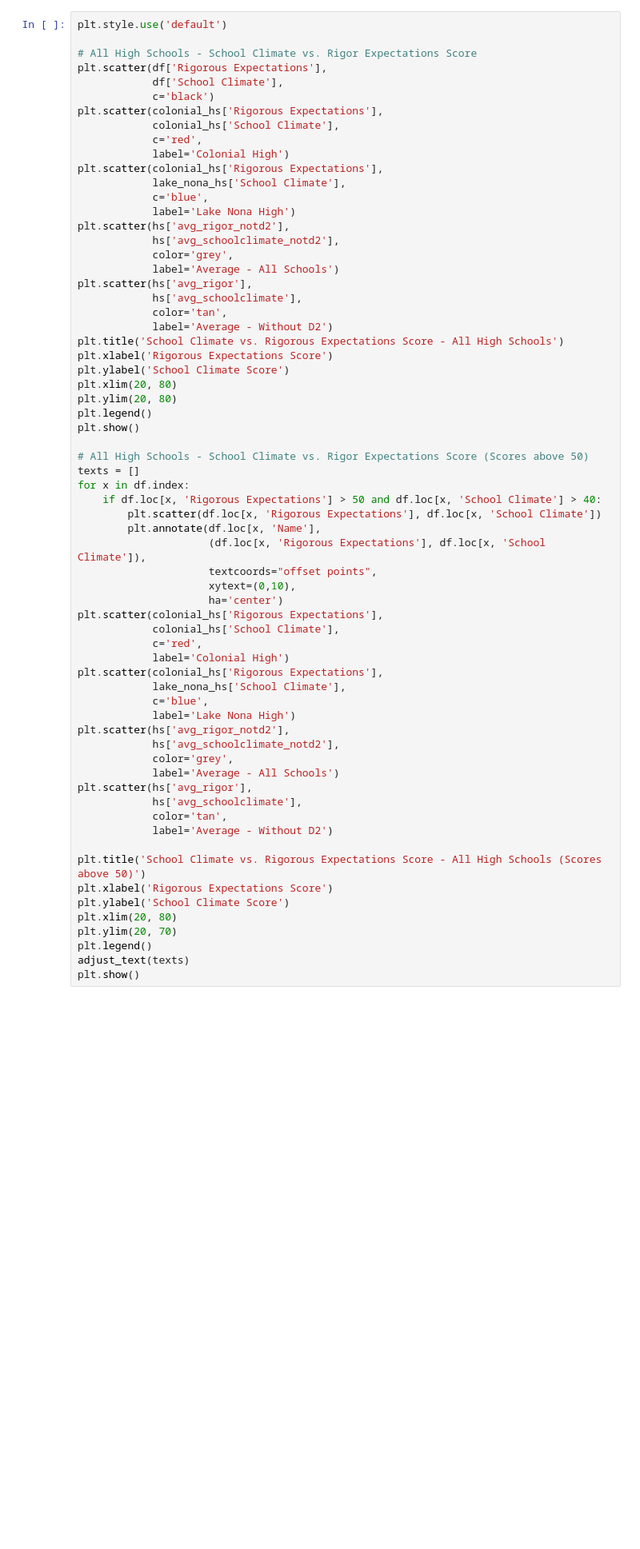
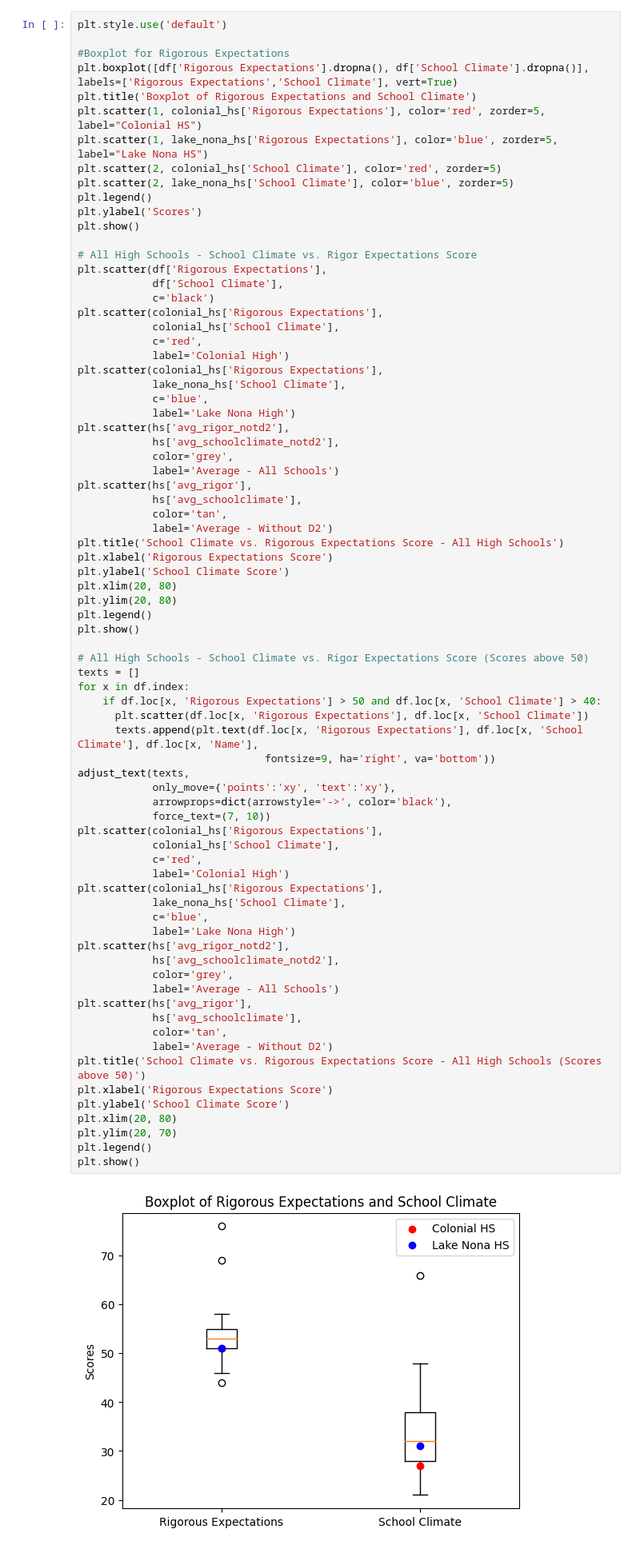
Before and after one commit to cruzdariel/ocps_2024survey, a Jupyter notebook: DataAnalysis.ipynb, the cells around one changed output. Shown: that part at 80% size. Saved outputs shown, nothing was run; the diff lists cells and outputs as text; blank space fills up the shorter version.

```diff
--- a/DataAnalysis.ipynb
+++ b/DataAnalysis.ipynb
@@ -159,6 +159,17 @@ df.describe()
 | max | NaN | 76.00000 | 66.000000 | 81.000000 | 54.000000 | ... |
 # %%
 plt.style.use('default')
+
+#Boxplot for Rigorous Expectations
+plt.boxplot([df['Rigorous Expectations'].dropna(), df['School Climate'].dropna()], labels=['Rigorous Expectations','School Climate'], vert=True)
+plt.title('Boxplot of Rigorous Expectations and School Climate')
+plt.scatter(1, colonial_hs['Rigorous Expectations'], color='red', zorder=5, label="Colonial HS")
+plt.scatter(1, lake_nona_hs['Rigorous Expectations'], color='blue', zorder=5, label="Lake Nona HS")
+plt.scatter(2, colonial_hs['School Climate'], color='red', zorder=5)
+plt.scatter(2, lake_nona_hs['School Climate'], color='blue', zorder=5)
+plt.legend()
+plt.ylabel('Scores')
+plt.show()
 
 # All High Schools - School Climate vs. Rigor Expectations Score
 plt.scatter(df['Rigorous Expectations'],
@@ -188,38 +199,39 @@ plt.ylim(20, 80)
 plt.legend()
 plt.show()
 
 # All High Schools - School Climate vs. Rigor Expectations Score (Scores above 50)
 texts = []
 for x in df.index:
     if df.loc[x, 'Rigorous Expectations'] > 50 and df.loc[x, 'School Climate'] > 40:
-        plt.scatter(df.loc[x, 'Rigorous Expectations'], df.loc[x, 'School Climate'])
-        plt.annotate(df.loc[x, 'Name'],
-                     (df.loc[x, 'Rigorous Expectations'], df.loc[x, 'School Climate']),
-                     textcoords="offset points",
-                     xytext=(0,10),
-                     ha='center')
+      plt.scatter(df.loc[x, 'Rigorous Expectations'], df.loc[x, 'School Climate'])
+      texts.append(plt.text(df.loc[x, 'Rigorous Expectations'], df.loc[x, 'School Climate'], df.loc[x, 'Name'],
+                              fontsize=9, ha='right', va='bottom'))
+adjust_text(texts,
+            only_move={'points':'xy', 'text':'xy'},
+            arrowprops=dict(arrowstyle='->', color='black'),
+            force_text=(7, 10))
 plt.scatter(colonial_hs['Rigorous Expectations'],
             colonial_hs['School Climate'],
             c='red',
             label='Colonial High')
 plt.scatter(colonial_hs['Rigorous Expectations'],
             lake_nona_hs['School Climate'],
             c='blue',
             label='Lake Nona High')
 plt.scatter(hs['avg_rigor_notd2'],
             hs['avg_schoolclimate_notd2'],
             color='grey',
             label='Average - All Schools')
 plt.scatter(hs['avg_rigor'],
             hs['avg_schoolclimate'],
             color='tan',
             label='Average - Without D2')
-
 plt.title('School Climate vs. Rigorous Expectations Score - All High Schools (Scores above 50)')
 plt.xlabel('Rigorous Expectations Score')
 plt.ylabel('School Climate Score')
 plt.xlim(20, 80)
 plt.ylim(20, 70)
 plt.legend()
-adjust_text(texts)
 plt.show()
+# %% [output]
+[figure, added]
```
Also changed, not shown: parts of 3 cells of this notebook.
